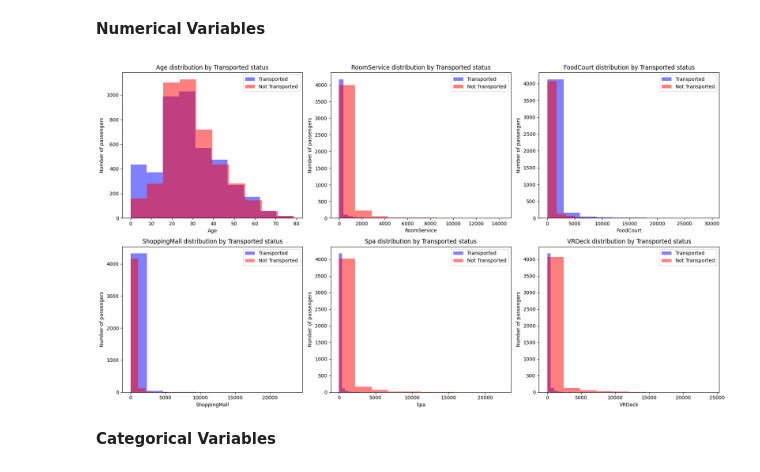
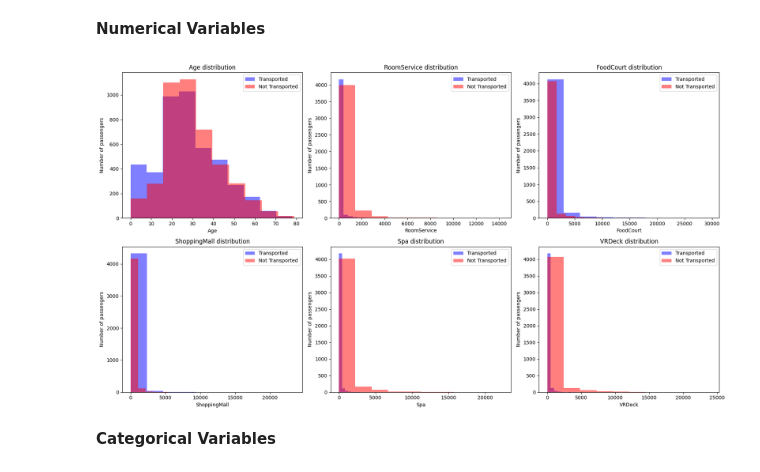
Before and after one commit to 7PAM2015-0105-2023-TEAM17/Kaggle-Challenge-Team-17, a Jupyter notebook: kaggle_Challenge_TEAM_17.ipynb, the cells around one changed output. Cells and saved outputs as stored; diff of their text form; code cells hidden in the pictures.

```diff
--- a/kaggle_Challenge_TEAM_17.ipynb
+++ b/kaggle_Challenge_TEAM_17.ipynb
@@ -219,35 +219,35 @@ axes = axes.flatten()
 
 # Iterate over each column and plot
 for i, column in enumerate(['Age', 'RoomService', 'FoodCourt', 'ShoppingMall', 'Spa', 'VRDeck']):
     # Filter data for passengers who were transported and those who were not
     transported_passengers = train_df[train_df['Transported'] == True]
     not_transported_passengers = train_df[train_df['Transported'] == False]
 
     # Plot histogram for transported passengers
     axes[i].hist(transported_passengers[column], alpha=0.5, label='Transported', color='blue')
 
     # Plot histogram for not transported passengers
     axes[i].hist(not_transported_passengers[column], alpha=0.5, label='Not Transported', color='red')
 
     # Set x-axis label
     axes[i].set_xlabel(column)
 
     # Set y-axis label
     axes[i].set_ylabel('Number of passengers')
 
     # Set title
-    axes[i].set_title(f'{column} distribution by Transported status')
+    axes[i].set_title(f'{column} distribution')
 
     # Add legend
     axes[i].legend()
 
 # Adjust layout
 plt.tight_layout()
 
 # Show the plot
 plt.show()
 # %% [output]
-[figure, old version]
+[figure, new version]
 # %% [markdown]
 **Categorical Variables**
 # %%
```
Also changed, not shown: parts of 4 cells of this notebook.
